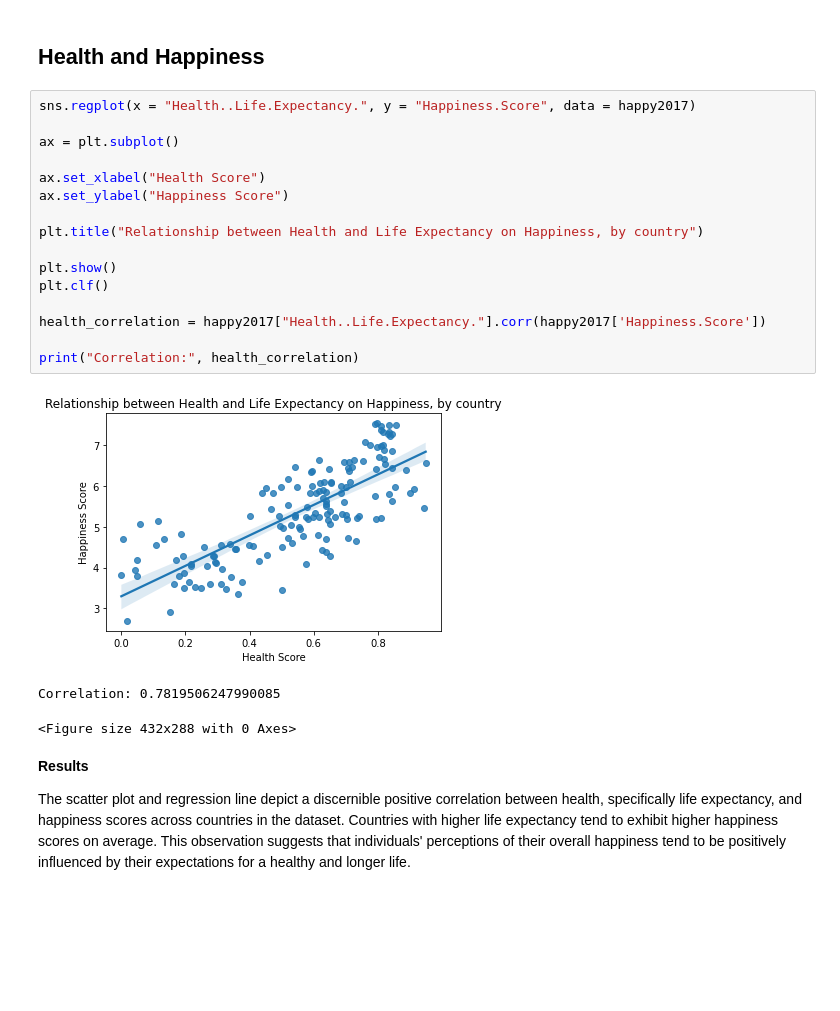
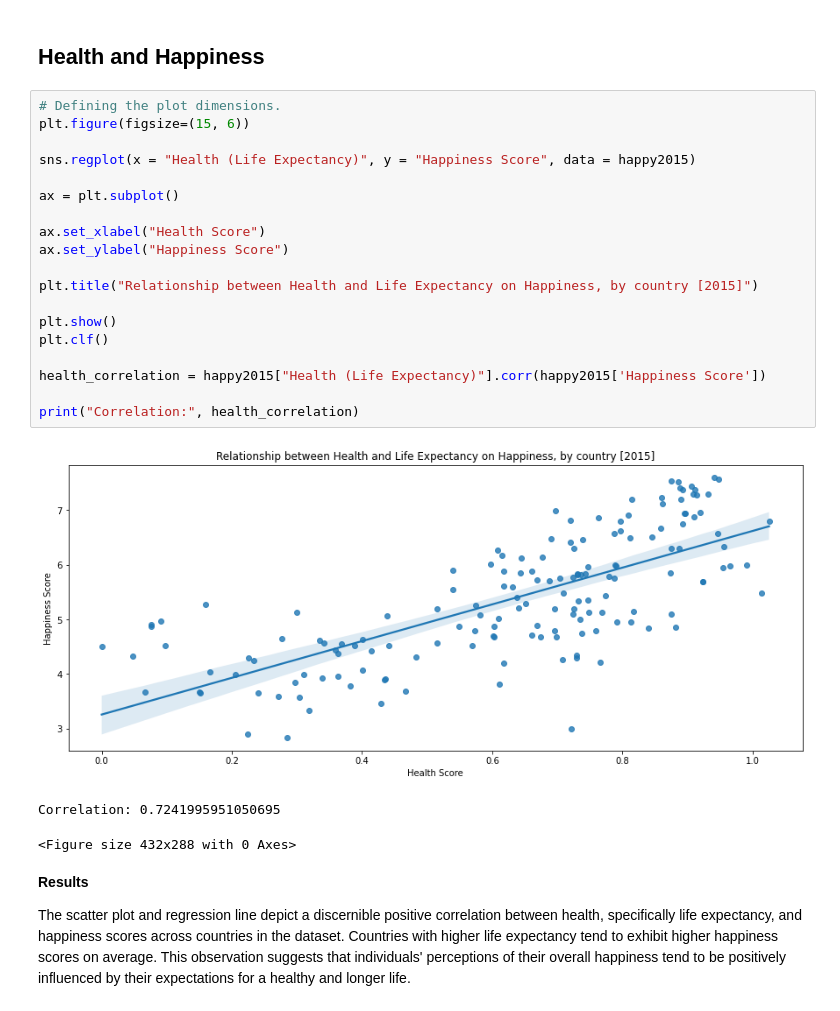
Before and after one commit to kyleyoshimoto/Happiness-EDA, a Jupyter notebook: Happiness2015-EDA.ipynb, the cells around one changed output. Cells and saved outputs as stored; diff of their text form; blank space fills up the shorter version.

```diff
--- a/Happiness2015-EDA.ipynb
+++ b/Happiness2015-EDA.ipynb
@@ -220,24 +246,27 @@ The scatter plot and regression line suggest a positive correlation between fami
 # %% [markdown]
 ## Health and Happiness
 # %%
-sns.regplot(x = "Health..Life.Expectancy.", y = "Happiness.Score", data = happy2017)
+# Defining the plot dimensions.
+plt.figure(figsize=(15, 6))
+
+sns.regplot(x = "Health (Life Expectancy)", y = "Happiness Score", data = happy2015)
 
 ax = plt.subplot()
 
 ax.set_xlabel("Health Score")
 ax.set_ylabel("Happiness Score")
 
-plt.title("Relationship between Health and Life Expectancy on Happiness, by country")
+plt.title("Relationship between Health and Life Expectancy on Happiness, by country [2015]")
 
 plt.show()
 plt.clf()
 
-health_correlation = happy2017["Health..Life.Expectancy."].corr(happy2017['Happiness.Score'])
+health_correlation = happy2015["Health (Life Expectancy)"].corr(happy2015['Happiness Score'])
 
 print("Correlation:", health_correlation)
 # %% [output]
-[figure, old version]
+[figure, new version]
-Correlation: 0.7819506247990085
+Correlation: 0.7241995951050695
 <Figure size 432x288 with 0 Axes>
 # %% [markdown]
 **Results**
```
Also changed, not shown: parts of 14 cells of this notebook.
